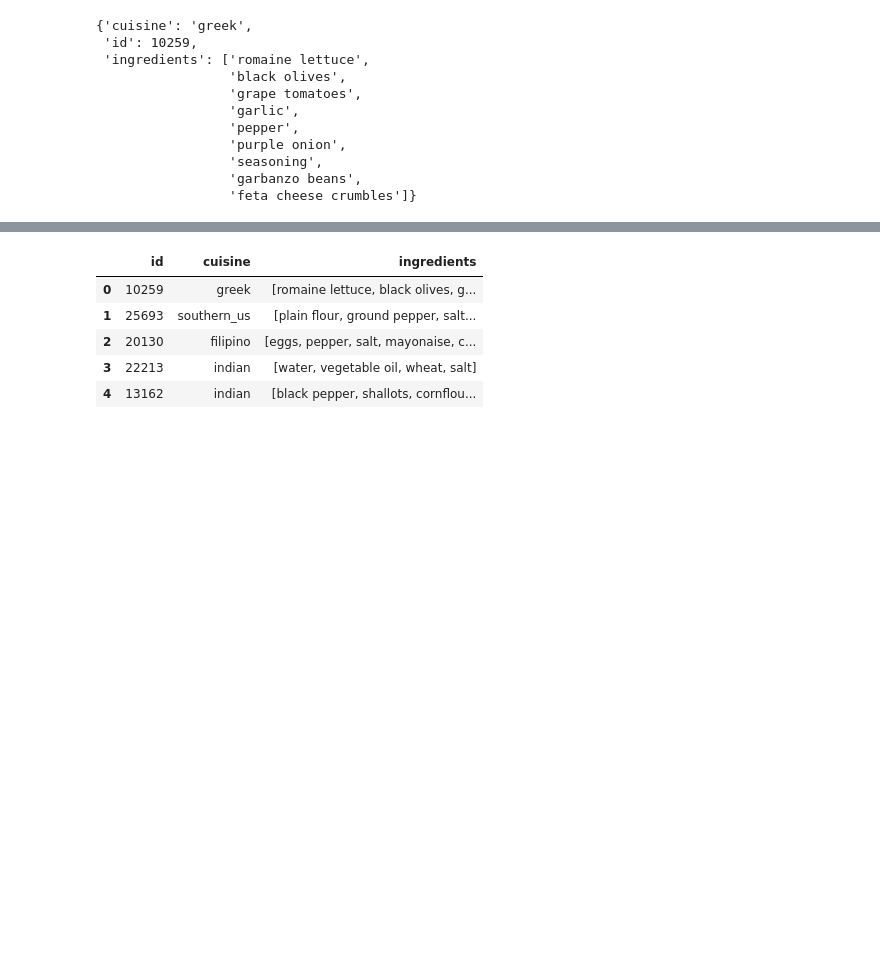
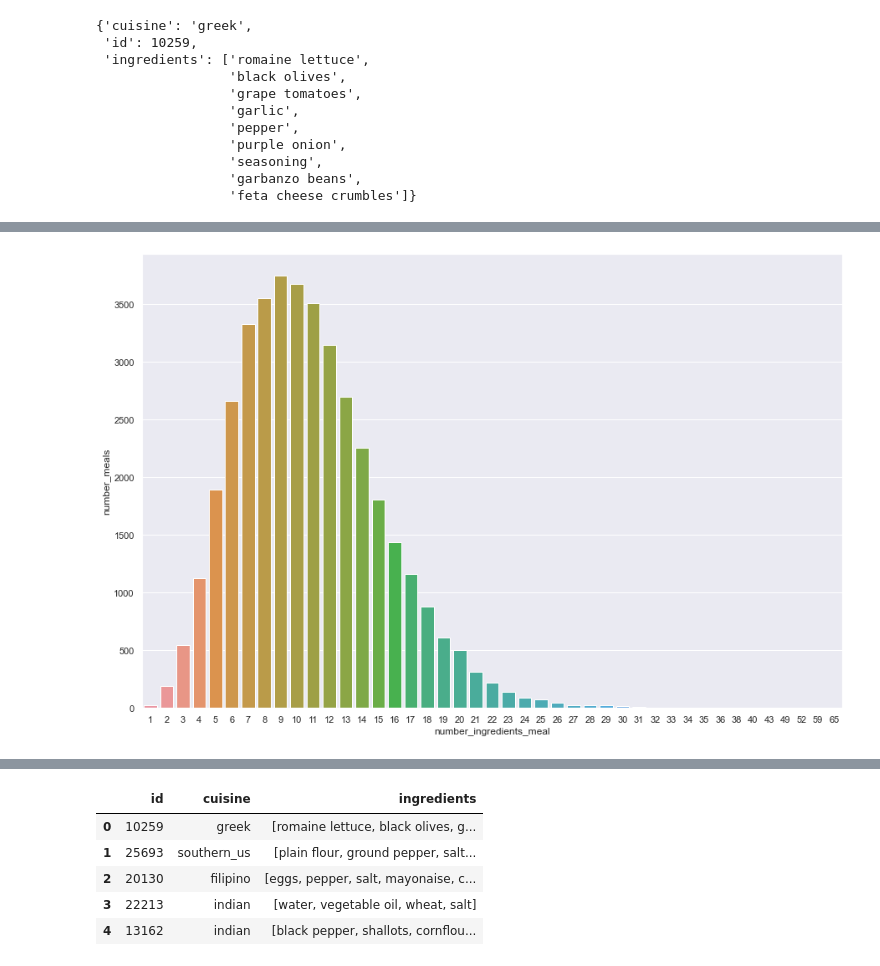
Before and after one commit to allafort/Miamiam, a Jupyter notebook: Classify_cuisine.ipynb, the cells around one changed output, grey strips where cells are left out. Saved outputs shown, nothing was run; the diff lists cells and outputs as text; code cells hidden in the pictures; blank space fills up the shorter version.

```diff
--- a/Classify_cuisine.ipynb
+++ b/Classify_cuisine.ipynb
@@ -63,0 +118,13 @@ train_data['cuisine_encoded'] = train_Y
+# %%
+f, ax = plt.subplots(figsize=(15,10))
+sns.barplot(x='number_ingredients_meal',
+            y='number_meals',
+            data= (train.ingredients.map(lambda l: len(l))
+                    .value_counts()
+                    .sort_index()
+                    .reset_index()
+                    .rename(columns={'index':'number_ingredients_meal', 'ingredients':'number_meals'}))
+            )
+sns.set(font_scale=1);
+# %% [output]
+[figure, added]
```
Also changed, not shown: parts of 71 cells of this notebook, 7 other files.
